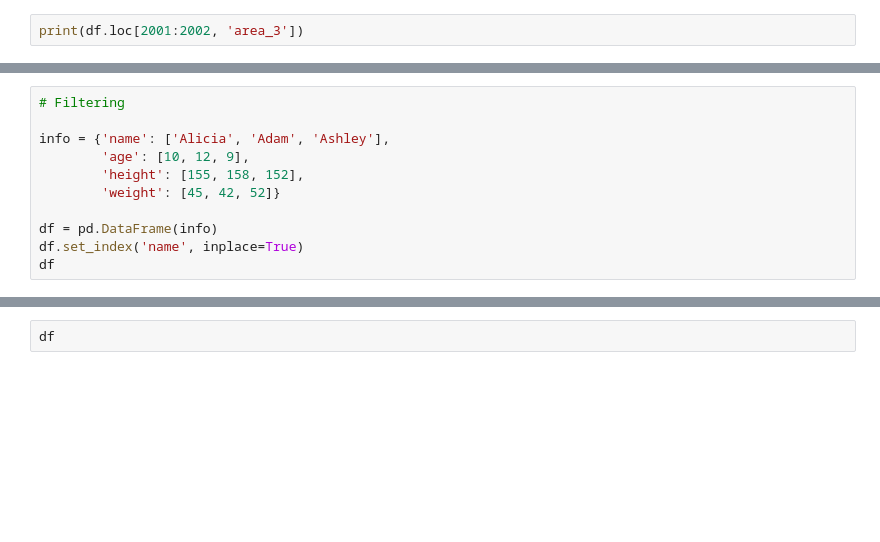
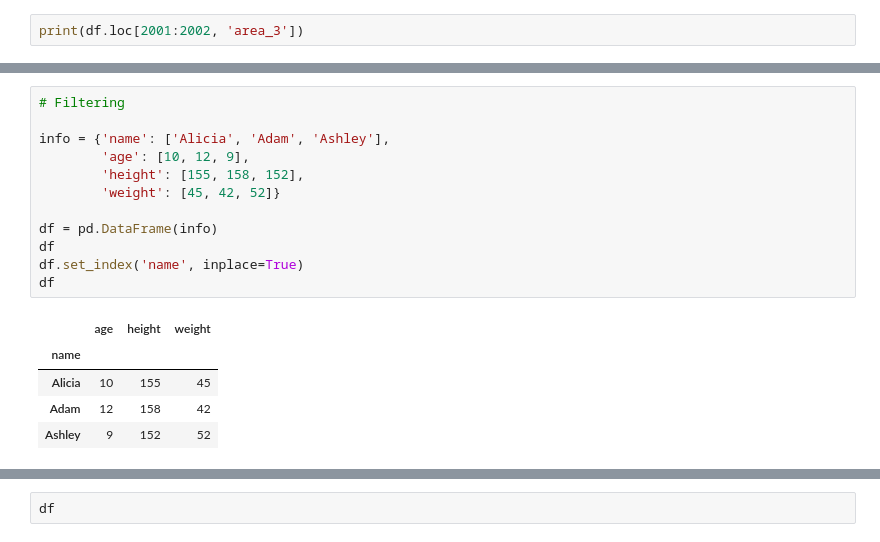
Before and after one commit to akashdktyagi/python-code, a Jupyter notebook: numPyAndPandaStuff/class_exercise_4.ipynb, the cells around one changed output, grey strips where cells are left out. Cells and saved outputs as stored; diff of their text form; blank space fills up the shorter version.

```diff
--- a/numPyAndPandaStuff/class_exercise_4.ipynb
+++ b/numPyAndPandaStuff/class_exercise_4.ipynb
@@ -621,14 +698,21 @@ df
 # %%
 # Filtering
 
 info = {'name': ['Alicia', 'Adam', 'Ashley'],
         'age': [10, 12, 9],
         'height': [155, 158, 152],
         'weight': [45, 42, 52]}
 
 df = pd.DataFrame(info)
+df
 df.set_index('name', inplace=True)
 df
+# %% [output]
+|  | age | height | weight |
+| name |  |  |  |
+| Alicia | 10 | 155 | 45 |
+| Adam | 12 | 158 | 42 |
+| Ashley | 9 | 152 | 52 |
 # %%
 # Filter Mask
 
```
Also changed, not shown: parts of 62 cells of this notebook.
